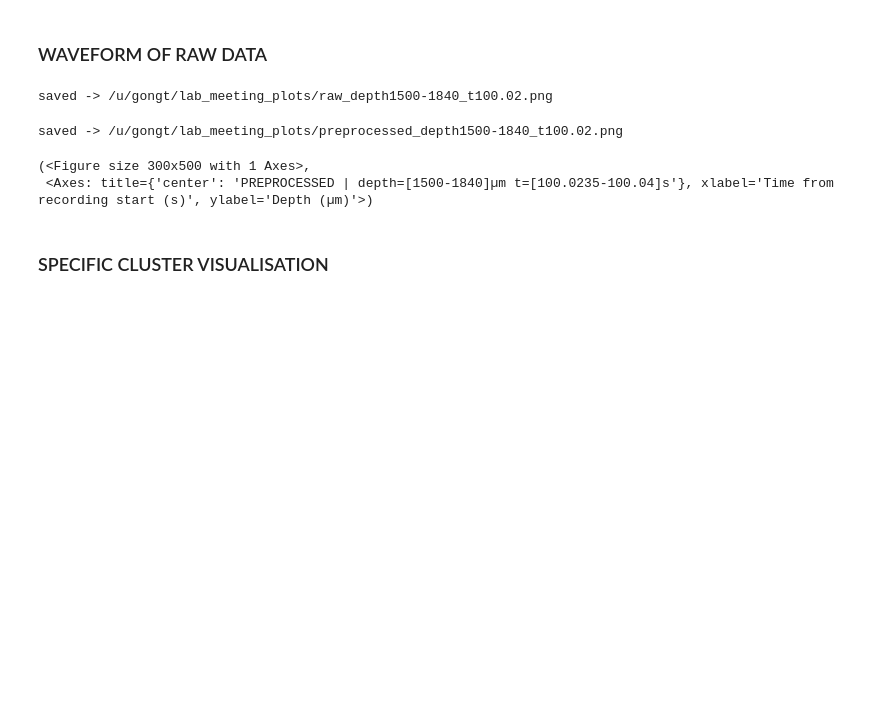
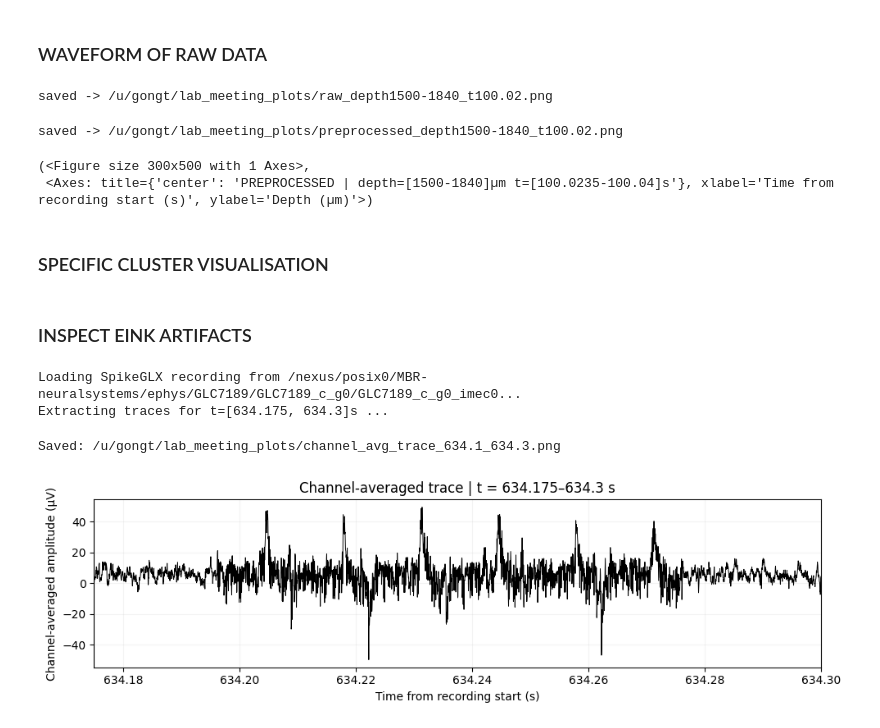
Before and after one commit to gongtingchen-dotcom/scripts_mpi_upload, a Jupyter notebook: plotting.ipynb, the cells around one changed output. Saved outputs shown, nothing was run; the diff lists cells and outputs as text; code cells hidden in the pictures; blank space fills up the shorter version.

Commit message:
stuff on lab meeting

```diff
--- a/plotting.ipynb
+++ b/plotting.ipynb
@@ -524,3 +524,67 @@ def main(cfg):
 
 if __name__ == "__main__":
     main(CFG)
+# %% [markdown]
+### INSPECT EINK ARTIFACTS
+# %%
+import numpy as np
+import matplotlib.pyplot as plt
+from pathlib import Path
+import spikeinterface.full as si
+
+# ══════════════════════════════════════════════════════════════
+#  CONFIG – edit freely
+# ══════════════════════════════════════════════════════════════
+CFG = dict(
+    bin_path    = "/nexus/posix0/MBR-neuralsystems/ephys/GLC7189/GLC7189_c_g0/GLC7189_c_g0_imec0/GLC7189_c_g0_t0.imec0.ap.bin",
+    time_window = (634.175, 634.3),   # (t0, t1) seconds, absolute from recording start
+    figsize     = (10, 3),          # (width, height) inches
+    amp_scale   = 1.0,               # multiplier on the channel-averaged trace
+    trace_color = "black",
+    linewidth   = 0.7,
+    save_path   = f"/u/gongt/lab_meeting_plots/channel_avg_trace_{CFG['time_window'][0]}_{CFG['time_window'][1]}.png",
+    dpi         = 150,
+)
+# ══════════════════════════════════════════════════════════════
+
+
+def plot_channel_average(cfg):
+    bin_path = Path(cfg["bin_path"])
+    folder = bin_path.parent   # spikeinterface reads the SpikeGLX folder, not the .bin directly
+
+    print(f"Loading SpikeGLX recording from {folder}...")
+    rec = si.read_spikeglx(folder, stream_id="imec0.ap")
+    sr = rec.get_sampling_frequency()
+
+    t0, t1 = cfg["time_window"]
+    start_smp = int(t0 * sr)
+    end_smp   = int(t1 * sr)
+
+    print(f"Extracting traces for t=[{t0}, {t1}]s ...")
+    traces = rec.get_traces(start_frame=start_smp, end_frame=end_smp, return_scaled=True)  # (n_samples, n_channels)
+
+    chan_avg = traces.mean(axis=1) * cfg["amp_scale"]
+    t_axis = np.linspace(t0, t1, traces.shape[0])   # absolute time, not window-relative
+
+    fig, ax = plt.subplots(figsize=cfg["figsize"])
+    ax.plot(t_axis, chan_avg, color=cfg["trace_color"], lw=cfg["linewidth"])
+
+    ax.set_xlim(t0, t1)
+    ax.set_xlabel("Time from recording start (s)")
+    ax.set_ylabel("Channel-averaged amplitude (µV)")
+    ax.set_title(f"Channel-averaged trace | t = {t0}–{t1} s")
+    ax.grid(alpha=0.15)
+
+    fig.tight_layout()
+    fig.savefig(cfg["save_path"], dpi=cfg["dpi"])
+    print(f"Saved: {cfg['save_path']}")
+    return fig, ax
+
+
+if __name__ == "__main__":
+    plot_channel_average(CFG)
+# %% [output]
+Loading SpikeGLX recording from /nexus/posix0/MBR-neuralsystems/ephys/GLC7189/GLC7189_c_g0/GLC7189_c_g0_imec0...
+Extracting traces for t=[634.175, 634.3]s ...
+Saved: /u/gongt/lab_meeting_plots/channel_avg_trace_634.1_634.3.png
+[figure, added]
```
Also changed, not shown: 1 other file.
